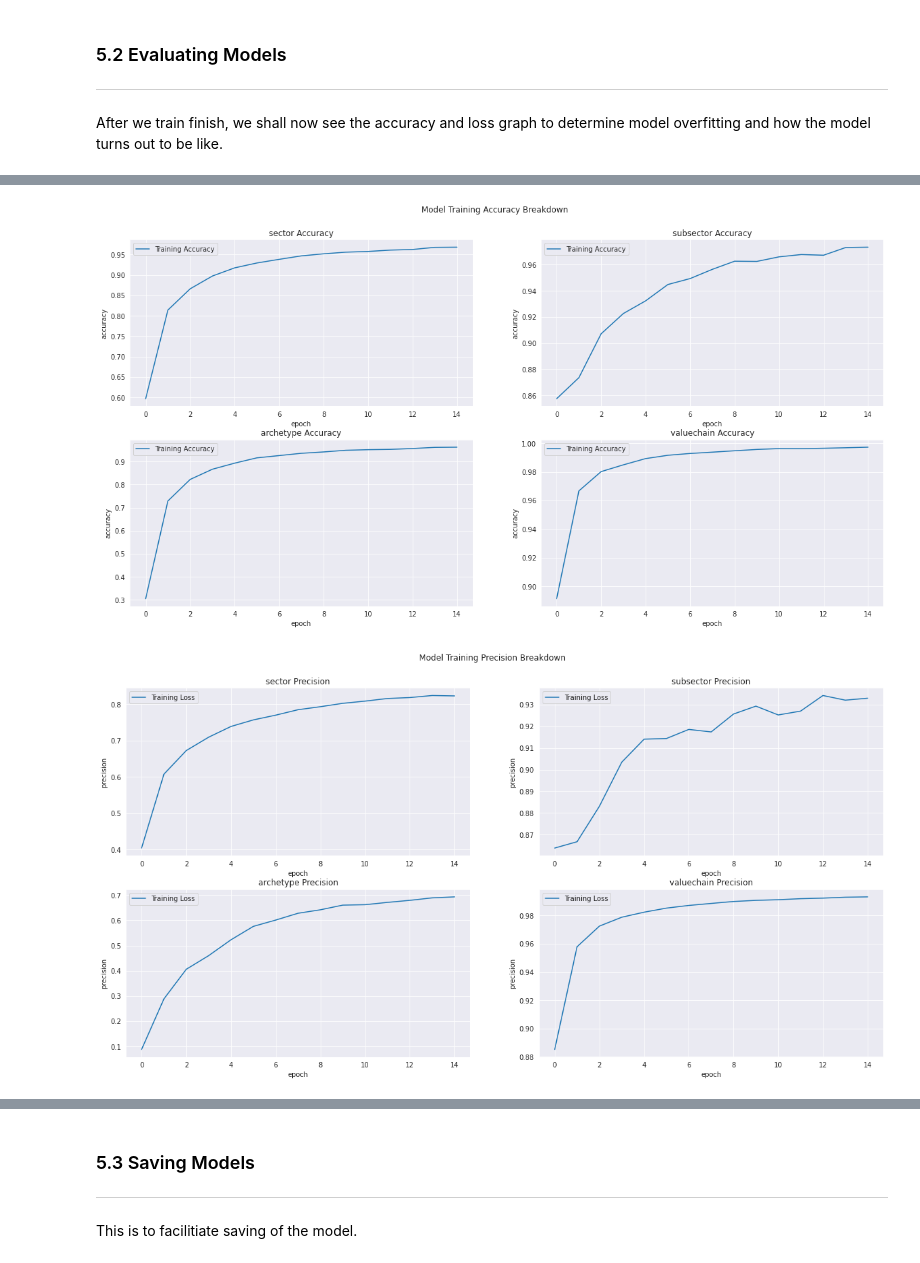
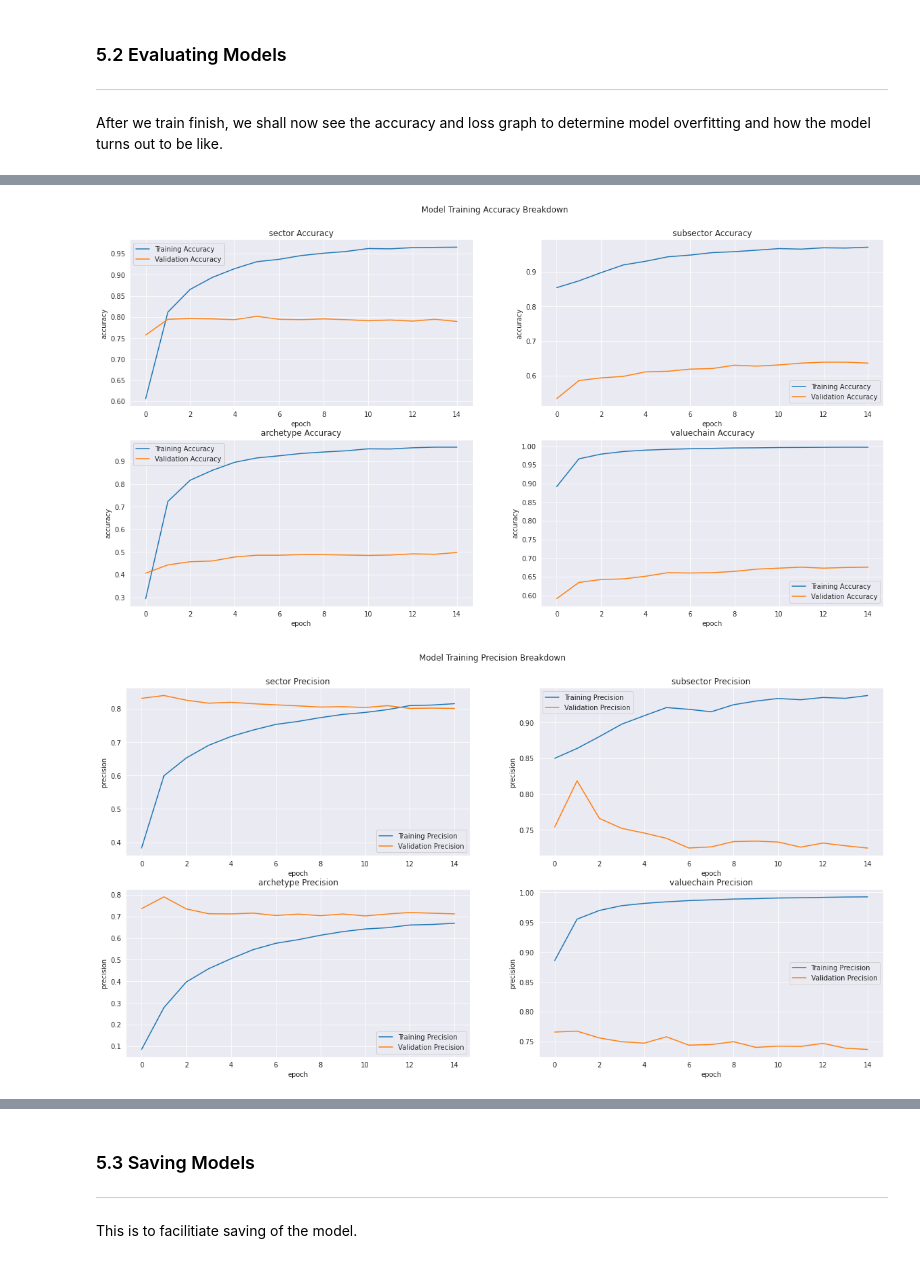
Before and after one commit to ngzhankang/finalYearProjectUOB, a Jupyter notebook: training/NLP_BERT.ipynb, the cells around one changed output, grey strips where cells are left out. Cells and saved outputs as stored; diff of their text form; code cells hidden in the pictures.

```diff
--- a/training/NLP_BERT.ipynb
+++ b/training/NLP_BERT.ipynb
@@ -1068,7 +1105,7 @@ CNI                                     96.0%           149             74.5%
 [figure]
 # %%
 # plot metric graphs for all labels
-metric_names = model.metrics_names
+metric_names = list(history.history.keys())
 
 fig = plt.figure(1, figsize=(20,10))
 plt.suptitle('Model Training Loss Breakdown', y=0.95)
@@ -1076,10 +1113,11 @@ plt.suptitle('Model Training Loss Breakdown', y=0.95)
 for i, name in enumerate(label_names):
     plt.subplot(2, 2, i+1)
     plt.plot(history.history[metric_names[i+1]])
+    plt.plot(history.history[metric_names[i+22]])
     plt.title(f'{name} Loss')
     plt.ylabel('loss')
     plt.xlabel('epoch')
-    plt.legend(['Training loss'])
+    plt.legend(['Training loss', 'Validation loss'])
 
 fig = plt.figure(2, figsize=(20,10))
 plt.suptitle('Model Training Accuracy Breakdown', y=0.95)
@@ -1087,10 +1125,11 @@ plt.suptitle('Model Training Accuracy Breakdown', y=0.95)
 for i, name in enumerate(label_names):
     plt.subplot(2, 2, i+1)
     plt.plot(history.history[metric_names[i+5]])
+    plt.plot(history.history[metric_names[i+26+(i*3)]])
     plt.title(f'{name} Accuracy')
     plt.ylabel('accuracy')
     plt.xlabel('epoch')
-    plt.legend(['Training Accuracy'])
+    plt.legend(['Training Accuracy', 'Validation Accuracy'])
 
 fig = plt.figure(3, figsize=(20,10))
 plt.suptitle('Model Training Precision Breakdown', y=0.95)
@@ -1098,10 +1137,11 @@ plt.suptitle('Model Training Precision Breakdown', y=0.95)
 for i, name in enumerate(label_names):
     plt.subplot(2, 2, i+1)
     plt.plot(history.history[metric_names[i+9]])
+    plt.plot(history.history[metric_names[i+27+(i*3)]])
     plt.title(f'{name} Precision')
     plt.ylabel('precision')
     plt.xlabel('epoch')
-    plt.legend(['Training Loss'])
+    plt.legend(['Training Precision', 'Validation Precision'])
 
 fig = plt.figure(4, figsize=(20,10))
 plt.suptitle('Model Training Recall Breakdown', y=0.95)
@@ -1109,10 +1149,11 @@ plt.suptitle('Model Training Recall Breakdown', y=0.95)
 for i, name in enumerate(label_names):
     plt.subplot(2, 2, i+1)
     plt.plot(history.history[metric_names[i+13]])
+    plt.plot(history.history[metric_names[i+28+(i*3)]])
     plt.title(f'{name} Recall')
     plt.ylabel('recall')
     plt.xlabel('epoch')
-    plt.legend(['Training Loss'])
+    plt.legend(['Training Recall', 'Validation Recall'])
 
 plt.show()
 # %% [output]
@@ -1120,2 +1161,2 @@ plt.show()
-[figure, old version]
+[figure, new version]
-[figure, old version]
+[figure, new version]
```
Also changed, not shown: parts of 18 cells of this notebook.
